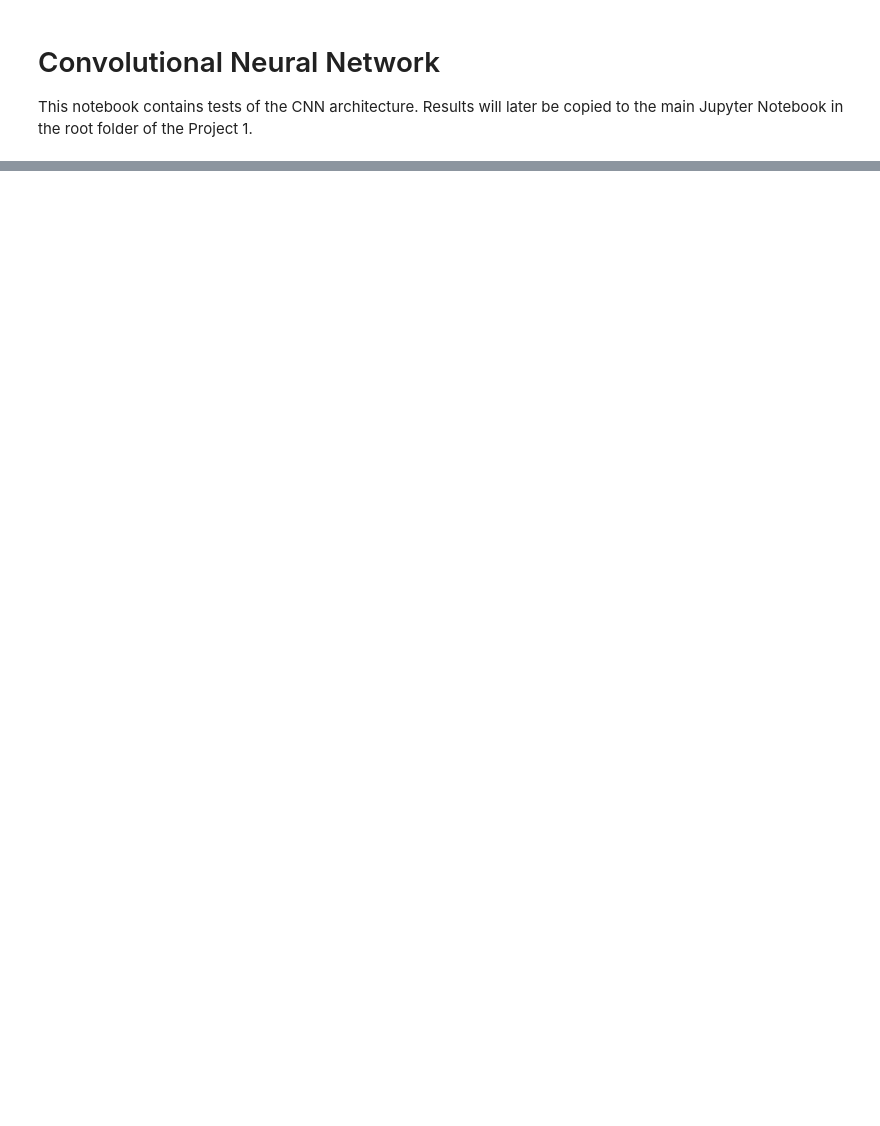
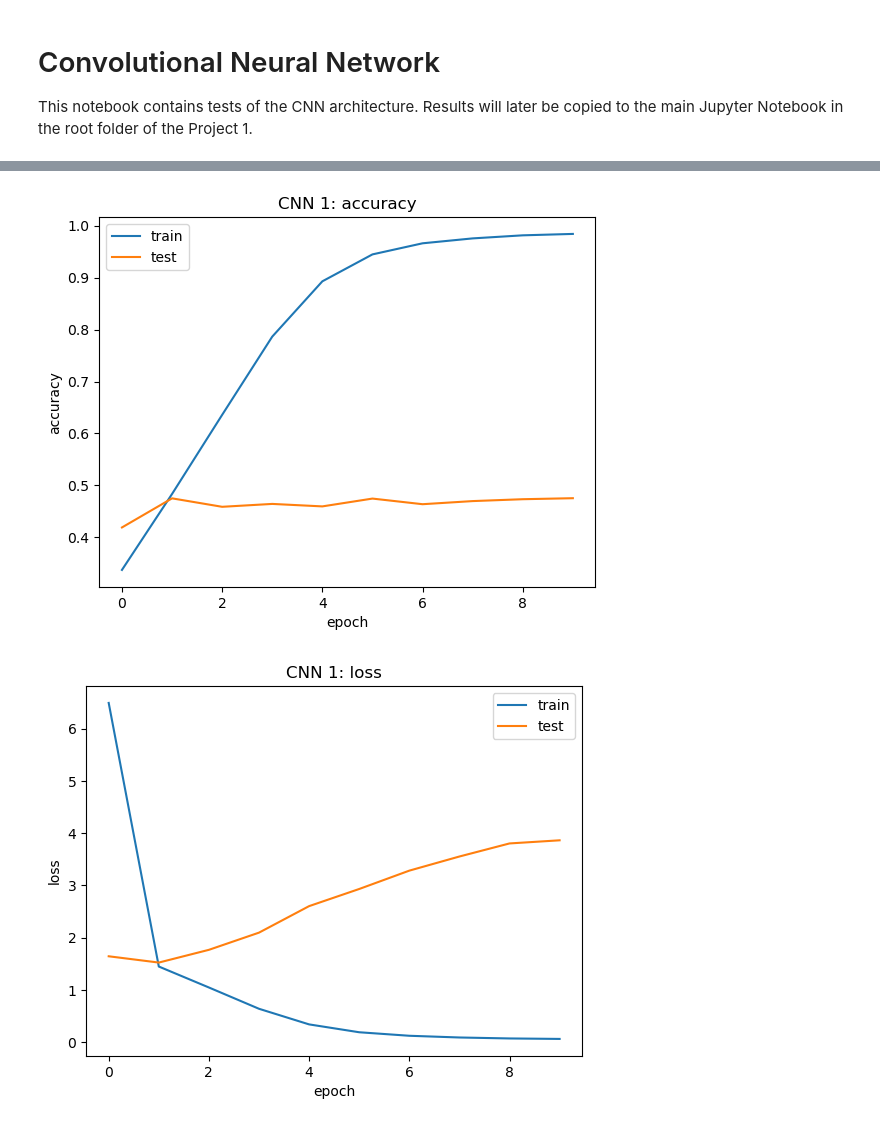
Before and after one commit to KarinaTiurina/dl_projects, a Jupyter notebook: Project1/cnn/test.ipynb, the cells around one changed output, grey strips where cells are left out. Cells and saved outputs as stored; diff of their text form; code cells hidden in the pictures; blank space fills up the shorter version.

```diff
--- a/Project1/cnn/test.ipynb
+++ b/Project1/cnn/test.ipynb
@@ -102,0 +94,27 @@ print(sum(1 for _ in list))
+# %%
+def plot_accuracy_and_loss(history_df, name):
+    # Plot and save accuraccy
+    plt.plot(history_df['accuracy'])
+    plt.plot(history_df['val_accuracy'])
+    plt.title('CNN 1: accuracy')
+    plt.ylabel('accuracy')
+    plt.xlabel('epoch')
+    plt.legend(['train', 'test'], loc='upper left')
+    plt.savefig(f'train_history/{name}_accuracy.png')
+    # Plot and save loss
+    plt.figure()
+    plt.plot(history_df['loss'])
+    plt.plot(history_df['val_loss'])
+    plt.title('CNN 1: loss')
+    plt.ylabel('loss')
+    plt.xlabel('epoch')
+    plt.legend(['train', 'test'], loc='upper right')
+    plt.savefig(f'train_history/{name}_loss.png')
+
+name = 'cnn1'
+history_df = pd.read_csv('train_history/'+name+'_history.csv', sep=',')
+history_df
+plot_accuracy_and_loss(history_df, name)
+# %% [output]
+[figure, added]
+[figure, added]
```
Also changed, not shown: parts of 11 cells of this notebook, 5 other files.
